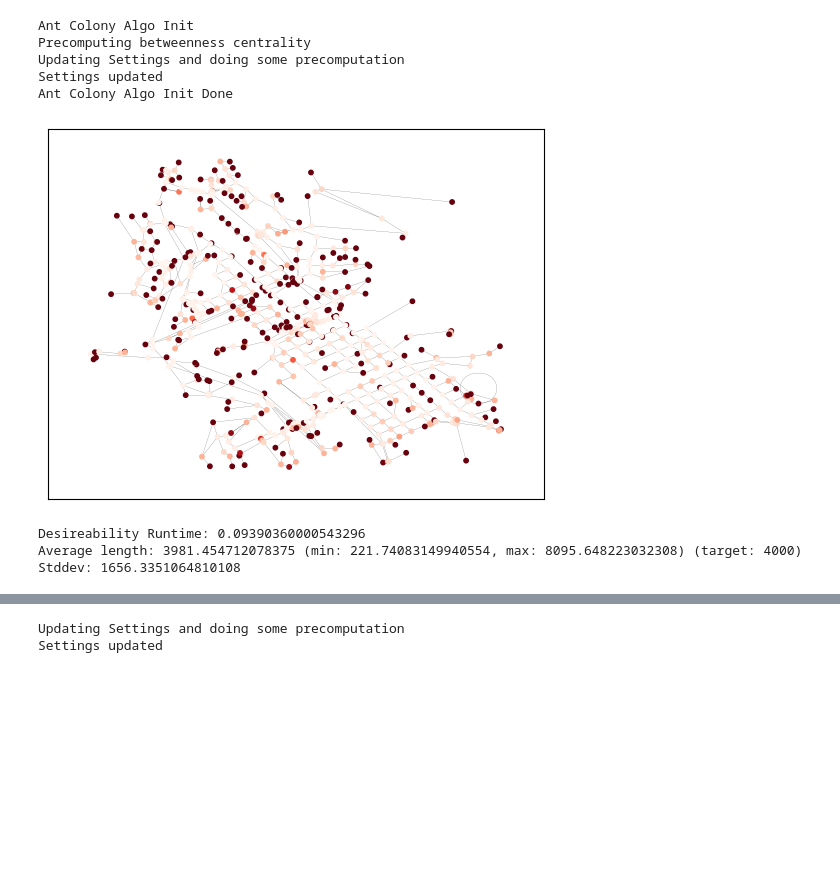
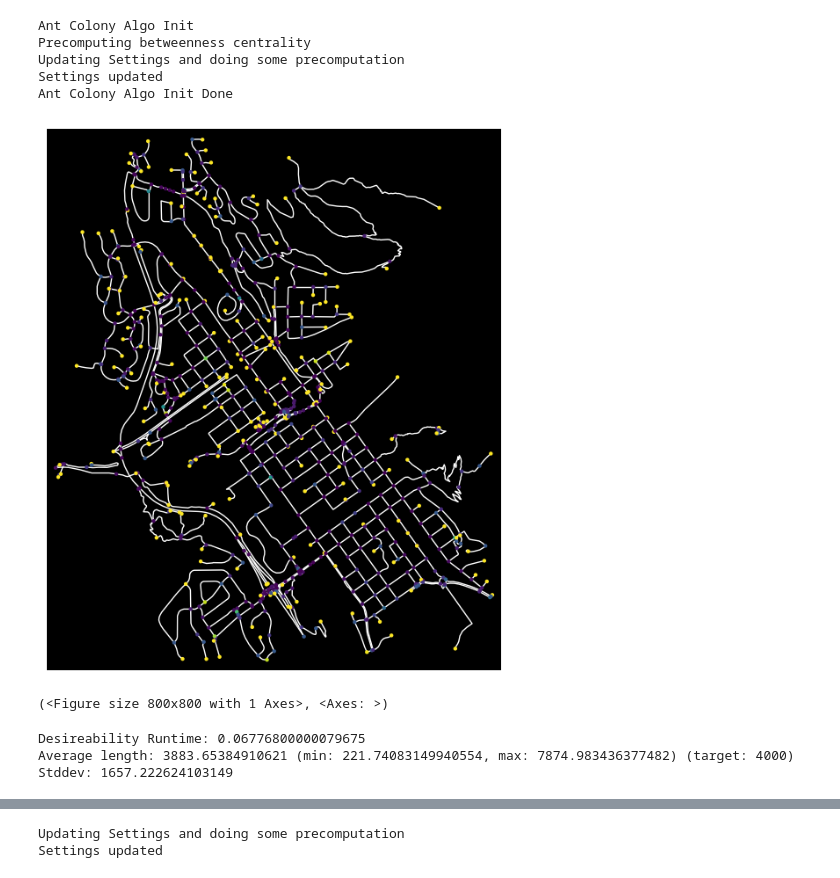
Before and after one commit to Hermanoid/wandrer_planner, a Jupyter notebook: aco_test.ipynb, the cells around one changed output, grey strips where cells are left out. Drawn from its saved outputs; the diff is of its cells as text; code cells hidden in the pictures; blank space fills up the shorter version.

```diff
--- a/aco_test.ipynb
+++ b/aco_test.ipynb
@@ -58,33 +58,35 @@ Ant Colony Algo Init Done
 # %%
 # Experiment with betweenness centrality
 pos_dict = {key: attr["proj_pos"] for key, attr in col_graph.nodes(data=True)}
 betweenness = np.array(list(nx.get_node_attributes(col_graph, "betweenness_centrality").values()))
 # node_colors = [1 if math.cos(color*math.pi/2)**4 else 0 for color in node_colors]
 deadendness = 1/(1+1000*betweenness)
 # node_colors = very_dead_end_ratio * very_dead_end_bonus + (1-very_dead_end_ratio) * deadendness
 node_colors = deadendness
-nx.draw_networkx(col_graph, pos=pos_dict, node_color=node_colors, cmap="Reds", with_labels=False, node_size=10, width=0.1, edge_color="black")
+ox.plot_graph(col_graph, node_color=node_colors, node_size=10, edge_color="white", bgcolor="black", show=True)
+# nx.draw_networkx(col_graph, pos=pos_dict, node_color=node_colors, cmap="Reds", with_labels=False, node_size=10, width=0.1, edge_color="black")
 # %% [output]
-[figure, old version]
+[figure, new version]
+(<Figure size 800x800 with 1 Axes>, <Axes: >)
 # %%
 from timeit import timeit
 reload(aco_algo.Ant)
 
 ant = aco_algo.Ant.Ant(col_graph, settings)
-runtime = timeit(lambda: ant.desireabilities(col_graph.edges(start_node, data=True)), number=1000)
+runtime = timeit(lambda: ant.desireabilities(col_graph.edges(start_node, data=True, keys=True)), number=1000)
 print(f"Desireability Runtime: {runtime}")
 
 lengths = []
 for i in range(1000):
-    route, traveled_length, new_length = ant.run()
-    lengths.append(traveled_length)
+    result = ant.run()
+    lengths.append(result.total_length)
     # print(f"Num Nodes: {len(route)}, length: {traveled_length}")
 print(f"Average length: {sum(lengths)/len(lengths)} (min: {min(lengths)}, max: {max(lengths)}) (target: {settings.target_length})")
 print(f"Stddev: {np.std(lengths)}")
 # %% [output]
-Desireability Runtime: 0.09390360000543296
-Average length: 3981.454712078375 (min: 221.74083149940554, max: 8095.648223032308) (target: 4000)
-Stddev: 1656.3351064810108
+Desireability Runtime: 0.06776800000079675
+Average length: 3883.65384910621 (min: 221.74083149940554, max: 7874.983436377482) (target: 4000)
+Stddev: 1657.222624103149
 # %%
 routes = []
 n_routes = 10
```
Also changed, not shown: parts of 7 cells of this notebook, 2 other files.
